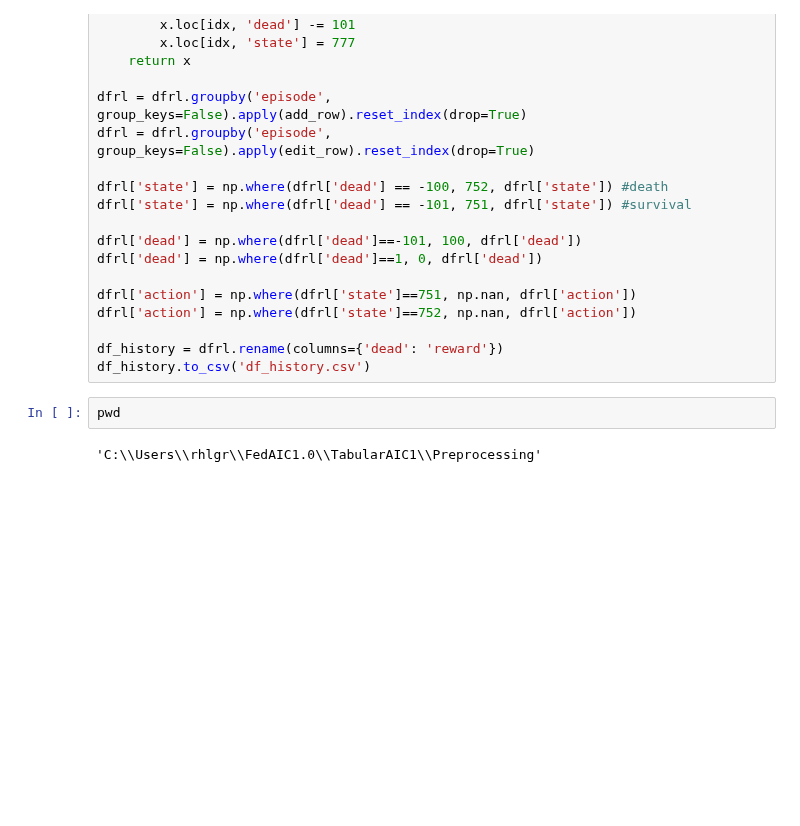
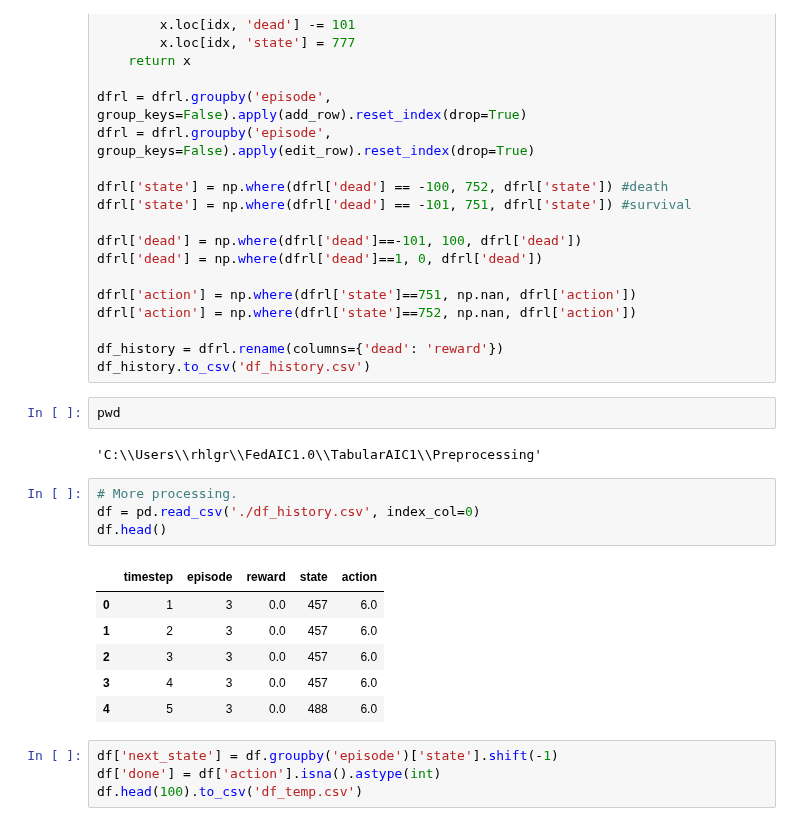
Before and after one commit to Rahul-D-George/FedAIC1.0, a Jupyter notebook: TabularAIC1/Preprocessing/MIMIC_26129_Preprocessing.ipynb, the cells around one changed output. Drawn from its saved outputs; the diff is of its cells as text; blank space fills up the shorter version.

```diff
--- a/TabularAIC1/Preprocessing/MIMIC_26129_Preprocessing.ipynb
+++ b/TabularAIC1/Preprocessing/MIMIC_26129_Preprocessing.ipynb
@@ -287,3 +287,18 @@ df_history.to_csv('df_history.csv')
 pwd
 # %% [output]
 'C:\\Users\\rhlgr\\FedAIC1.0\\TabularAIC1\\Preprocessing'
+# %%
+# More processing.
+df = pd.read_csv('./df_history.csv', index_col=0)
+df.head()
+# %% [output]
+|  | timestep | episode | reward | state | action |
+| 0 | 1 | 3 | 0.0 | 457 | 6.0 |
+| 1 | 2 | 3 | 0.0 | 457 | 6.0 |
+| 2 | 3 | 3 | 0.0 | 457 | 6.0 |
+| 3 | 4 | 3 | 0.0 | 457 | 6.0 |
+| 4 | 5 | 3 | 0.0 | 488 | 6.0 |
+# %%
+df['next_state'] = df.groupby('episode')['state'].shift(-1)
+df['done'] = df['action'].isna().astype(int)
+df.head(100).to_csv('df_temp.csv')
```
Also changed, not shown: parts of 4 cells of this notebook, 5 other files.
